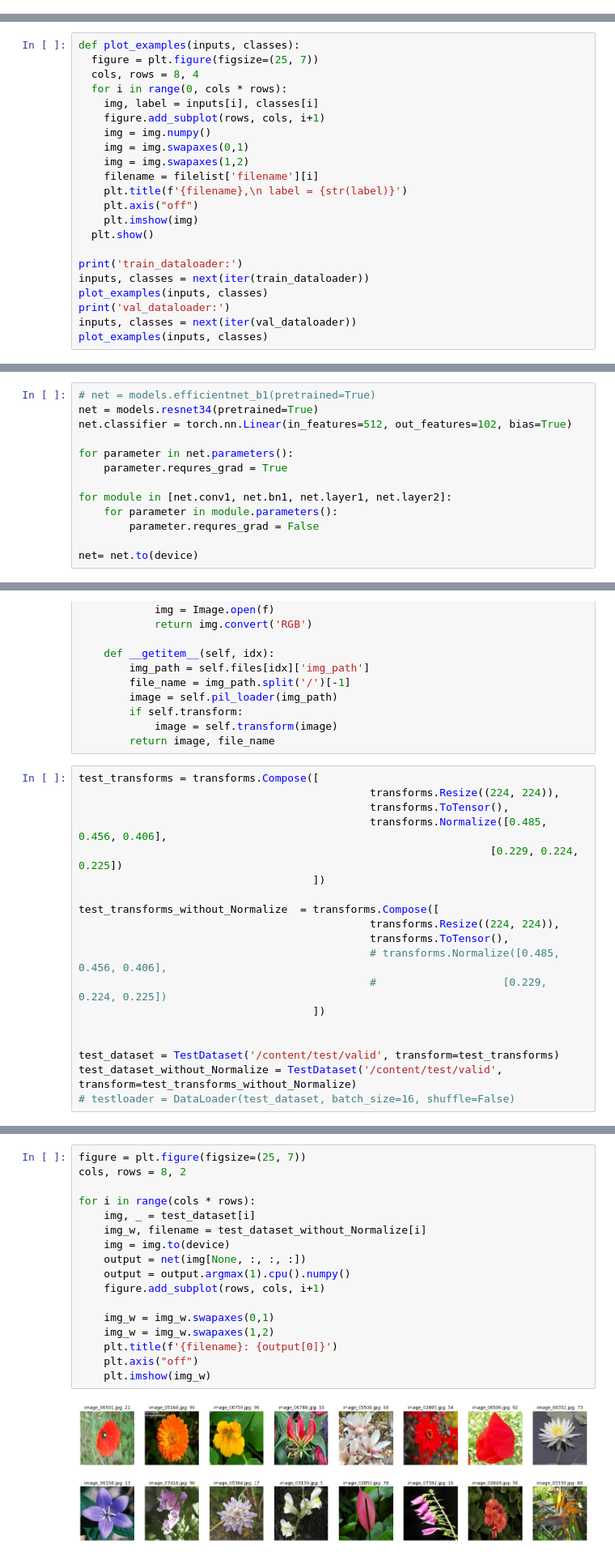
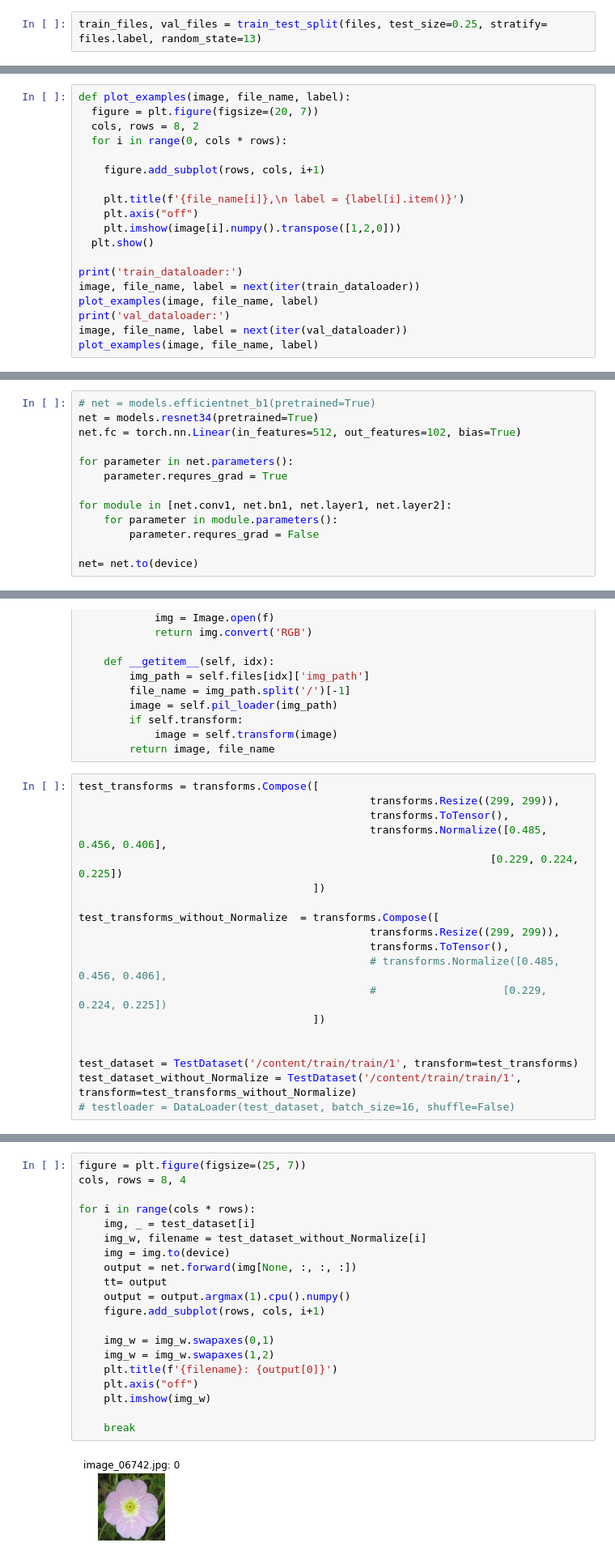
Before and after one commit to delhian/cv_course, a Jupyter notebook: Home Tasks/flower_classification.ipynb, the cells around one changed output, grey strips where cells are left out. Shown at 81% size. Saved outputs shown, nothing was run; the diff lists cells and outputs as text.

```diff
--- a/Home Tasks/flower_classification.ipynb
+++ b/Home Tasks/flower_classification.ipynb
@@ -52,0 +65,2 @@ val_transforms = transforms.Compose([
+# %%
+train_files, val_files = train_test_split(files, test_size=0.25, stratify= files.label, random_state=13)
@@ -83,24 +120,21 @@ val_dataloader = DataLoader(val_dataset, batch_size, shuffle=True, num_workers=2
 # %%
-def plot_examples(inputs, classes):
-  figure = plt.figure(figsize=(25, 7))
-  cols, rows = 8, 4
+def plot_examples(image, file_name, label):
+  figure = plt.figure(figsize=(20, 7))
+  cols, rows = 8, 2
   for i in range(0, cols * rows):
-    img, label = inputs[i], classes[i]
+
     figure.add_subplot(rows, cols, i+1)
-    img = img.numpy()
-    img = img.swapaxes(0,1)
-    img = img.swapaxes(1,2)
-    filename = filelist['filename'][i]
-    plt.title(f'{filename},\n label = {str(label)}')
+
+    plt.title(f'{file_name[i]},\n label = {label[i].item()}')
     plt.axis("off")
-    plt.imshow(img)
+    plt.imshow(image[i].numpy().transpose([1,2,0]))
   plt.show()
 
 print('train_dataloader:')
-inputs, classes = next(iter(train_dataloader))
-plot_examples(inputs, classes)
+image, file_name, label = next(iter(train_dataloader))
+plot_examples(image, file_name, label)
 print('val_dataloader:')
-inputs, classes = next(iter(val_dataloader))
-plot_examples(inputs, classes)
+image, file_name, label = next(iter(val_dataloader))
+plot_examples(image, file_name, label)
 # %% [output]
 train_dataloader:
@@ -112,7 +152,7 @@ device = torch.device("cuda" if torch.cuda.is_available() else "cpu")
 # %%
 # net = models.efficientnet_b1(pretrained=True)
 net = models.resnet34(pretrained=True)
-net.classifier = torch.nn.Linear(in_features=512, out_features=102, bias=True)
+net.fc = torch.nn.Linear(in_features=512, out_features=102, bias=True)
 
 for parameter in net.parameters():
     parameter.requres_grad = True
@@ -303,20 +339,20 @@ class TestDataset(Dataset):
         return image, file_name
 # %%
 test_transforms = transforms.Compose([
-                                              transforms.Resize((224, 224)),
+                                              transforms.Resize((299, 299)),
                                               transforms.ToTensor(),
                                               transforms.Normalize([0.485, 0.456, 0.406],
                                                                  [0.229, 0.224, 0.225])
                                      ])
 
 test_transforms_without_Normalize  = transforms.Compose([
-                                              transforms.Resize((224, 224)),
+                                              transforms.Resize((299, 299)),
                                               transforms.ToTensor(),
                                               # transforms.Normalize([0.485, 0.456, 0.406],
                                               #                    [0.229, 0.224, 0.225])
                                      ])
 
 
-test_dataset = TestDataset('/content/test/valid', transform=test_transforms)
-test_dataset_without_Normalize = TestDataset('/content/test/valid', transform=test_transforms_without_Normalize)
+test_dataset = TestDataset('/content/train/train/1', transform=test_transforms)
+test_dataset_without_Normalize = TestDataset('/content/train/train/1', transform=test_transforms_without_Normalize)
 # testloader = DataLoader(test_dataset, batch_size=16, shuffle=False)
@@ -323,22 +423,25 @@ test_dataset_without_Normalize = TestDataset('/content/test/valid', transform=te
 # %%
 figure = plt.figure(figsize=(25, 7))
-cols, rows = 8, 2
+cols, rows = 8, 4
 
 for i in range(cols * rows):
     img, _ = test_dataset[i]
     img_w, filename = test_dataset_without_Normalize[i]
     img = img.to(device)
-    output = net(img[None, :, :, :])
+    output = net.forward(img[None, :, :, :])
+    tt= output
     output = output.argmax(1).cpu().numpy()
     figure.add_subplot(rows, cols, i+1)
 
     img_w = img_w.swapaxes(0,1)
     img_w = img_w.swapaxes(1,2)
     plt.title(f'{filename}: {output[0]}')
     plt.axis("off")
     plt.imshow(img_w)
+
+    break
 # %% [output]
-[figure, old version]
+[figure, new version]
 # %%
 testloader = DataLoader(test_dataset, batch_size=len(test_dataset), shuffle=False)
 # %%
```
Also changed, not shown: parts of 27 cells of this notebook.
